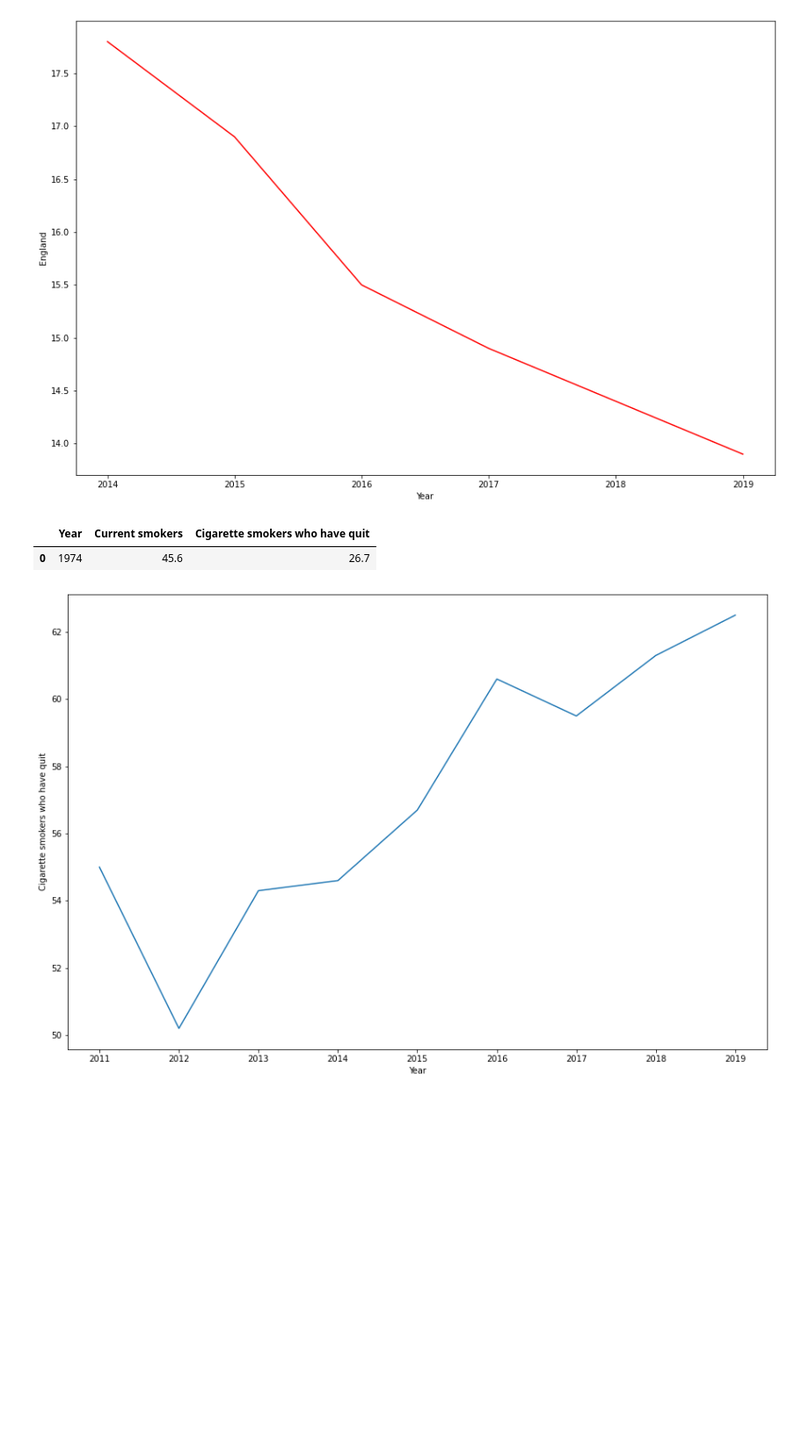
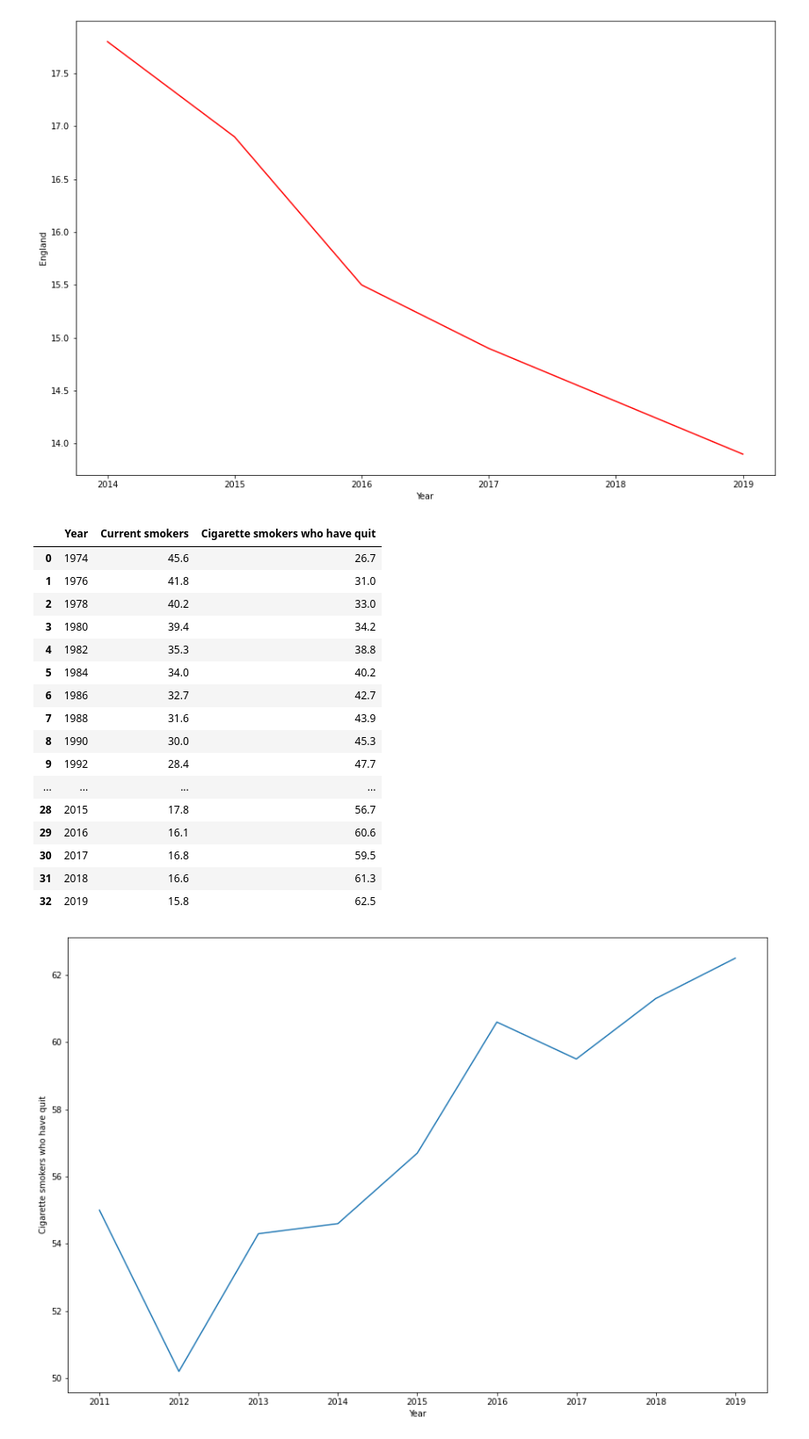
Before and after one commit to alptercan/data-analytics-project, a Jupyter notebook: Tobacco_Control.ipynb, the cells around one changed output. Shown at 88% size. Drawn from its saved outputs; the diff is of its cells as text; code cells hidden in the pictures; blank space fills up the shorter version.

```diff
--- a/Tobacco_Control.ipynb
+++ b/Tobacco_Control.ipynb
@@ -128,7 +123,22 @@ ax =sns.lineplot( x = prevalence_year,y= england, color='r')
 # %% [output]
 [figure]
 # %%
-quit_people[0:1]
+quit_people
 # %% [output]
 |  | Year | Current smokers | Cigarette smokers who have quit |
 | 0 | 1974 | 45.6 | 26.7 |
+| 1 | 1976 | 41.8 | 31.0 |
+| 2 | 1978 | 40.2 | 33.0 |
+| 3 | 1980 | 39.4 | 34.2 |
+| 4 | 1982 | 35.3 | 38.8 |
+| 5 | 1984 | 34.0 | 40.2 |
+| 6 | 1986 | 32.7 | 42.7 |
+| 7 | 1988 | 31.6 | 43.9 |
+| 8 | 1990 | 30.0 | 45.3 |
+| 9 | 1992 | 28.4 | 47.7 |
+| ... | ... | ... | ... |
+| 28 | 2015 | 17.8 | 56.7 |
+| 29 | 2016 | 16.1 | 60.6 |
+| 30 | 2017 | 16.8 | 59.5 |
+| 31 | 2018 | 16.6 | 61.3 |
+| 32 | 2019 | 15.8 | 62.5 |
```
Also changed, not shown: parts of 7 cells of this notebook.
